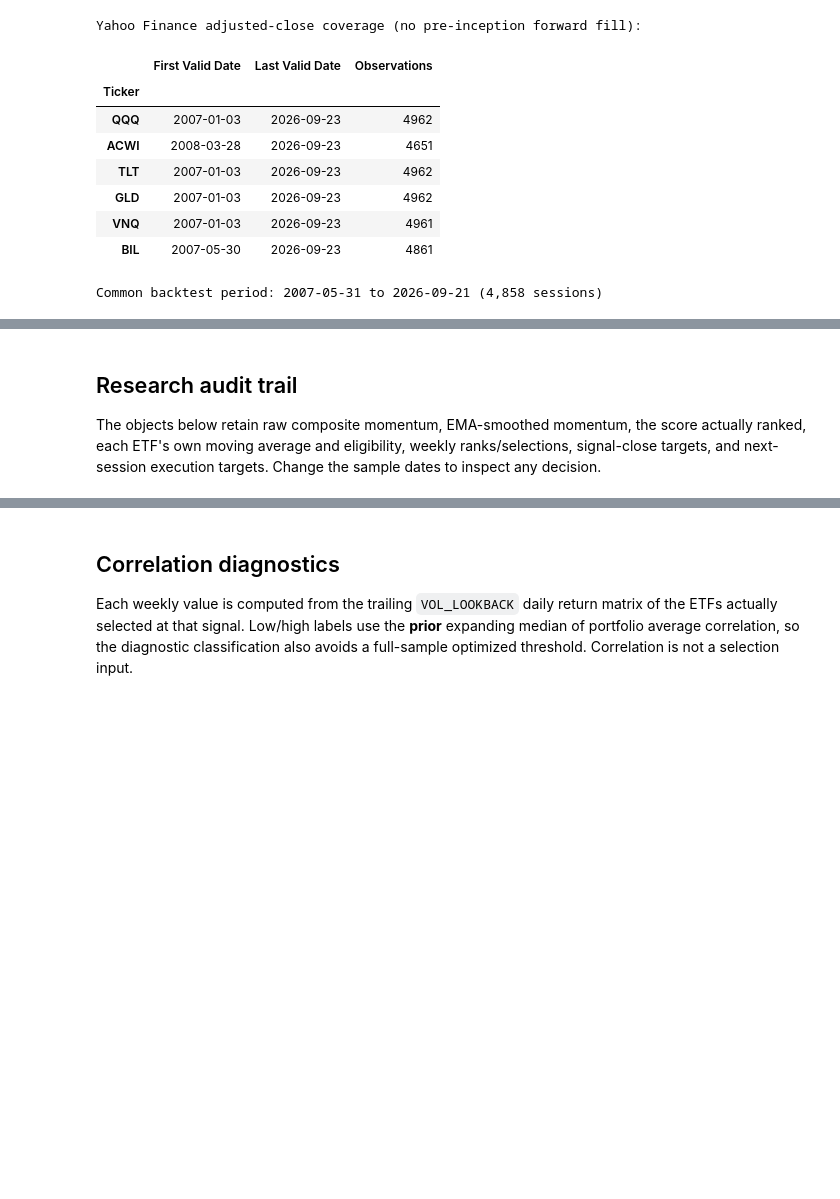
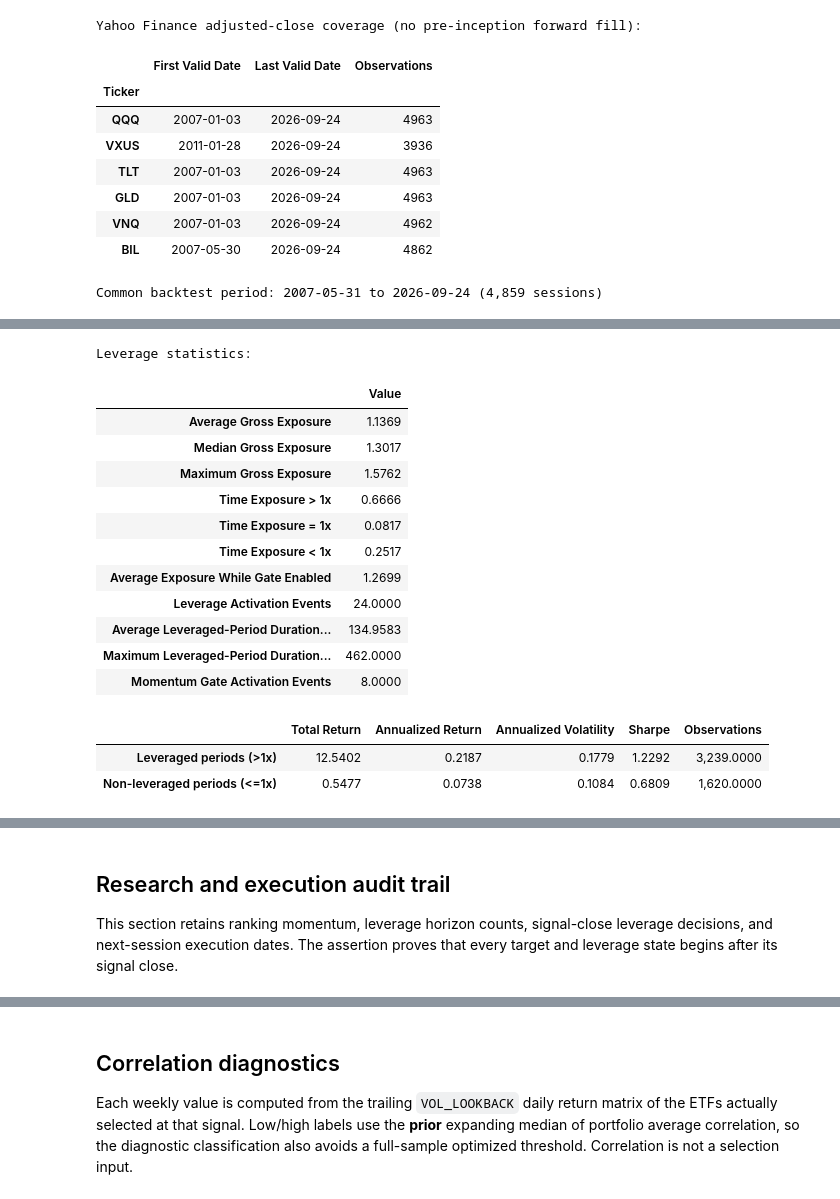
Before and after one commit to mosesmc52/etf-adaptive-rotation, a Jupyter notebook: backtest/strategy/diversified_etf_rotation_backtest.ipynb, the cells around one changed output, grey strips where cells are left out. Drawn from its saved outputs; the diff is of its cells as text; code cells hidden in the pictures; blank space fills up the shorter version.

```diff
--- a/backtest/strategy/diversified_etf_rotation_backtest.ipynb
+++ b/backtest/strategy/diversified_etf_rotation_backtest.ipynb
@@ -31,12 +35,13 @@ ETF_UNIVERSE = [
     # "SPY",
     "QQQ",
     # "IWM",
-    "ACWI",
+    "VXUS",
     # "EEM",
     "TLT",
     # "IEF",
     # "TIP",
     "GLD",
+    # "PDBC",
     # "DBC",
     "VNQ",
 ]
@@ -59,7 +64,14 @@ TREND_MA = 150
 
 VOL_LOOKBACK = 20
 TARGET_VOL = 0.2
-MAX_GROSS_EXPOSURE = 1.0
+
+USE_MOMENTUM_LEVERAGE_GATE = True
+MAX_GROSS_EXPOSURE = 1.50
+NORMAL_GROSS_CAP = 1.00
+
+LEVERAGE_MOMENTUM_LOOKBACKS = [63, 126, 252]
+LEVERAGE_ON_REQUIRED_POSITIVE = 3
+LEVERAGE_OFF_MIN_POSITIVE = 2
 
 # Optional high-volatility allocation adjustment.
 HIGH_VOL_ADJUSTMENT_ENABLED = True
@@ -220,10 +251,31 @@ def calculate_volatility(prices, cfg):
     return returns, annualized
 
 
+
+def calculate_leverage_momentum(prices, cfg):
+    """Historical-only 3/6/12-month returns and positive-horizon counts."""
+    universe_prices = prices.loc[:, cfg.universe]
+    horizon_returns = {
+        lookback: universe_prices.pct_change(lookback, fill_method=None)
+        for lookback in cfg.leverage_momentum_lookbacks
+    }
+    available = pd.DataFrame(True, index=universe_prices.index, columns=universe_prices.columns)
+    positive_count = pd.DataFrame(0, index=universe_prices.index, columns=universe_prices.columns)
+    for values in horizon_returns.values():
+        available &= values.notna()
+        positive_count += values.gt(0).astype(int)
+    positive_count = positive_count.where(available)
+    strong_momentum = positive_count.eq(len(cfg.leverage_momentum_lookbacks)) & available
+    return horizon_returns, positive_count, strong_momentum
+
+
 def prepare_research_data(prices, cfg):
     momentum = calculate_momentum(prices, cfg)
     moving_average, trend = calculate_trend_filter(prices, cfg)
     risky_returns, volatility = calculate_volatility(prices, cfg)
+    leverage_returns, leverage_positive_count, strong_momentum = calculate_leverage_momentum(
+        prices, cfg
+    )
     # Compare current realized vol with a trailing median that ends one session earlier.
     # min_periods=VOL_LOOKBACK allows the reference to form without delaying the
     # strategy for an additional full reference window.
@@ -248,6 +300,9 @@ def prepare_research_data(prices, cfg):
         "eligibility": eligibility,
         "risky_returns": risky_returns,
         "realized_volatility": volatility,
+        "leverage_momentum_returns": leverage_returns,
+        "leverage_positive_count": leverage_positive_count,
+        "strong_momentum": strong_momentum,
         "high_vol_reference": high_vol_reference,
         "high_vol_ratio": high_vol_ratio,
         "high_vol_trigger": high_vol_trigger,
@@ -550,38 +742,46 @@ def drawdown_series(returns):
 prices, data_coverage = download_prices(CONFIG)
 
 print("Yahoo Finance adjusted-close coverage (no pre-inception forward fill):")
 display(data_coverage)
 
 missing = data_coverage.index[data_coverage["Observations"].eq(0)].tolist()
 if missing:
     raise RuntimeError(f"No Yahoo price observations for: {missing}")
 
 research = prepare_research_data(prices, CONFIG)
 full_result = run_backtest(prices, CONFIG, research=research)
 performance_table, common_returns = performance_comparison(full_result, prices)
+leverage_statistics = calculate_leverage_statistics(full_result, common_returns.index)
+leverage_period_table = leverage_period_performance(full_result, common_returns.index)
+largest_drawdowns = largest_drawdown_diagnostics(full_result, top_n=10)
 
 print(
     f"Common backtest period: {common_returns.index.min().date()} to "
     f"{common_returns.index.max().date()} ({len(common_returns):,} sessions)"
 )
 display(performance_table.style.format({
     "CAGR": "{:.2%}", "Annualized Volatility": "{:.2%}", "Sharpe": "{:.2f}",
     "Sortino": "{:.2f}", "Maximum Drawdown": "{:.2%}", "Calmar": "{:.2f}",
     "Total Return": "{:.2%}", "Average Gross Exposure": "{:.2%}",
     "Maximum Gross Exposure": "{:.2%}", "Average Risky ETFs Held": "{:.2f}",
     "Time 100% Cash": "{:.2%}", "Total Turnover": "{:.2f}x",
     "Annual Turnover": "{:.2%}",
     "Cumulative Transaction Costs": "{:.2%}",
 }))
+
+print("Leverage statistics:")
+display(leverage_statistics.to_frame("Value"))
+display(leverage_period_table)
+display(full_result["leverage_diagnostics"].tail(12))
 # %% [output]
 Yahoo Finance adjusted-close coverage (no pre-inception forward fill):
 |  | First Valid Date | Last Valid Date | Observations |
 | Ticker |  |  |  |
-| QQQ | 2007-01-03 | 2026-09-23 | 4962 |
-| ACWI | 2008-03-28 | 2026-09-23 | 4651 |
-| TLT | 2007-01-03 | 2026-09-23 | 4962 |
-| GLD | 2007-01-03 | 2026-09-23 | 4962 |
-| VNQ | 2007-01-03 | 2026-09-23 | 4961 |
-| BIL | 2007-05-30 | 2026-09-23 | 4861 |
+| QQQ | 2007-01-03 | 2026-09-24 | 4963 |
+| VXUS | 2011-01-28 | 2026-09-24 | 3936 |
+| TLT | 2007-01-03 | 2026-09-24 | 4963 |
+| GLD | 2007-01-03 | 2026-09-24 | 4963 |
+| VNQ | 2007-01-03 | 2026-09-24 | 4962 |
+| BIL | 2007-05-30 | 2026-09-24 | 4862 |
-Common backtest period: 2007-05-31 to 2026-09-21 (4,858 sessions)
+Common backtest period: 2007-05-31 to 2026-09-24 (4,859 sessions)
 |  | CAGR | Annualized Volatility | Sharpe | Sortino | Maximum Drawdown | Calmar | Total Return | ... |
@@ -589,0 +790,16 @@ Common backtest period: 2007-05-31 to 2026-09-21 (4,858 sessions)
+Leverage statistics:
+|  | Value |
+| Average Gross Exposure | 1.1369 |
+| Median Gross Exposure | 1.3017 |
+| Maximum Gross Exposure | 1.5762 |
+| Time Exposure > 1x | 0.6666 |
+| Time Exposure = 1x | 0.0817 |
+| Time Exposure < 1x | 0.2517 |
+| Average Exposure While Gate Enabled | 1.2699 |
+| Leverage Activation Events | 24.0000 |
+| Average Leveraged-Period Duration... | 134.9583 |
+| Maximum Leveraged-Period Duration... | 462.0000 |
+| Momentum Gate Activation Events | 8.0000 |
+|  | Total Return | Annualized Return | Annualized Volatility | Sharpe | Observations |
+| Leveraged periods (>1x) | 12.5402 | 0.2187 | 0.1779 | 1.2292 | 3,239.0000 |
+| Non-leveraged periods (<=1x) | 0.5477 | 0.0738 | 0.1084 | 0.6809 | 1,620.0000 |
@@ -590,7 +820,7 @@ Common backtest period: 2007-05-31 to 2026-09-21 (4,858 sessions)
 # %% [markdown]
-## Research audit trail
+## Research and execution audit trail
 
-The objects below retain raw composite momentum, EMA-smoothed momentum, the score actually ranked, each ETF's own moving average and eligibility, weekly ranks/selections, signal-close targets, and next-session execution targets. Change the sample dates to inspect any decision.
+This section retains ranking momentum, leverage horizon counts, signal-close leverage decisions, and next-session execution dates. The assertion proves that every target and leverage state begins after its signal close.
 # %%
 AUDIT_START = full_result["selection"].index.max() - pd.Timedelta(days=35)
 AUDIT_END = full_result["selection"].index.max()
```
Also changed, not shown: parts of 16 cells of this notebook, 5 other files.
